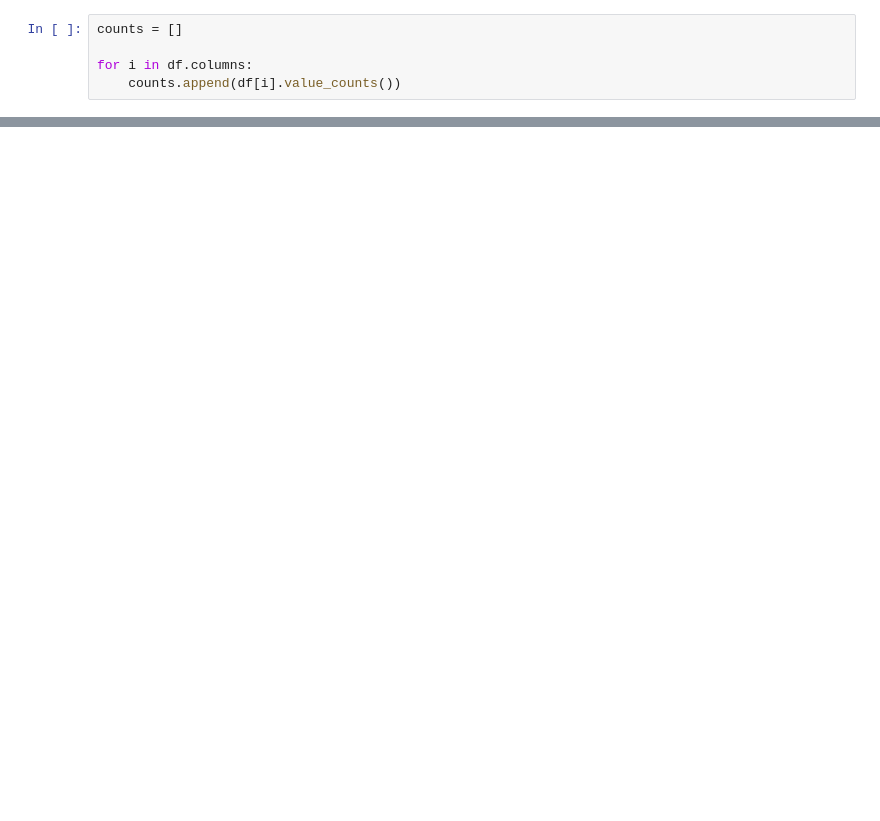
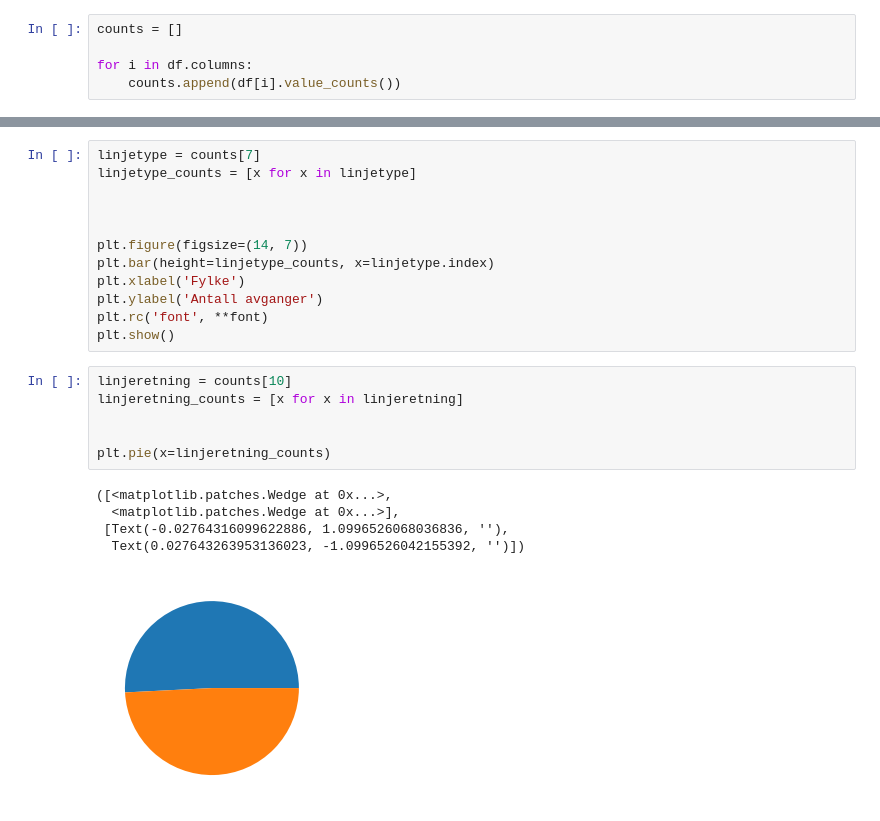
Before and after one commit to ThomasJRye/DAVE3625, a Jupyter notebook: Assignment1/Task1.ipynb, the cells around one changed output, grey strips where cells are left out. Drawn from its saved outputs; the diff is of its cells as text; blank space fills up the shorter version.

```diff
--- a/Assignment1/Task1.ipynb
+++ b/Assignment1/Task1.ipynb
@@ -40,0 +57,24 @@ df.isna().sum
+# %%
+linjetype = counts[7]
+linjetype_counts = [x for x in linjetype]
+
+
+
+plt.figure(figsize=(14, 7))
+plt.bar(height=linjetype_counts, x=linjetype.index)
+plt.xlabel('Fylke')
+plt.ylabel('Antall avganger')
+plt.rc('font', **font)
+plt.show()
+# %%
+linjeretning = counts[10]
+linjeretning_counts = [x for x in linjeretning]
+
+
+plt.pie(x=linjeretning_counts)
+# %% [output]
+([<matplotlib.patches.Wedge at 0x...>,
+  <matplotlib.patches.Wedge at 0x...>],
+ [Text(-0.02764316099622886, 1.0996526068036836, ''),
+  Text(0.027643263953136023, -1.0996526042155392, '')])
+[figure, added]
```
Also changed, not shown: parts of 6 cells of this notebook.
